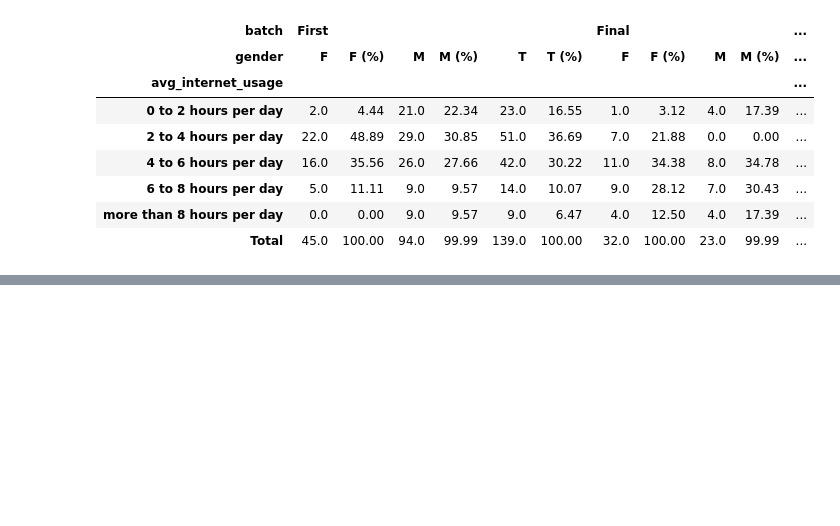
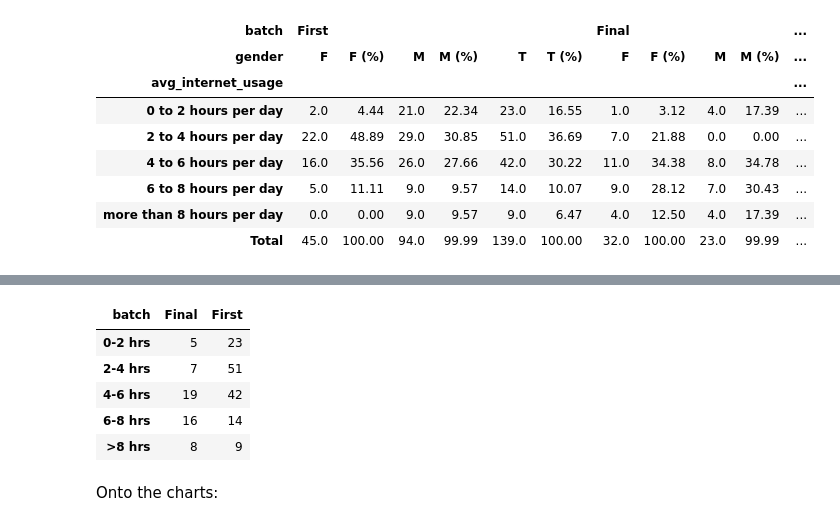
Before and after one commit to akankshazc/sts_iad, a Jupyter notebook: 2_basics.ipynb, the cells around one changed output, grey strips where cells are left out. Drawn from its saved outputs; the diff is of its cells as text; code cells hidden in the pictures; blank space fills up the shorter version.

```diff
--- a/2_basics.ipynb
+++ b/2_basics.ipynb
@@ -187,0 +357,12 @@ r2_table
+# %%
+usage_group.index = ['0-2 hrs', '2-4 hrs', '4-6 hrs', '6-8 hrs', '>8 hrs']
+usage_group
+# %% [output]
+| batch | Final | First |
+| 0-2 hrs | 5 | 23 |
+| 2-4 hrs | 7 | 51 |
+| 4-6 hrs | 19 | 42 |
+| 6-8 hrs | 16 | 14 |
+| >8 hrs | 8 | 9 |
+# %% [markdown]
+Onto the charts:
```
Also changed, not shown: parts of 66 cells of this notebook.
